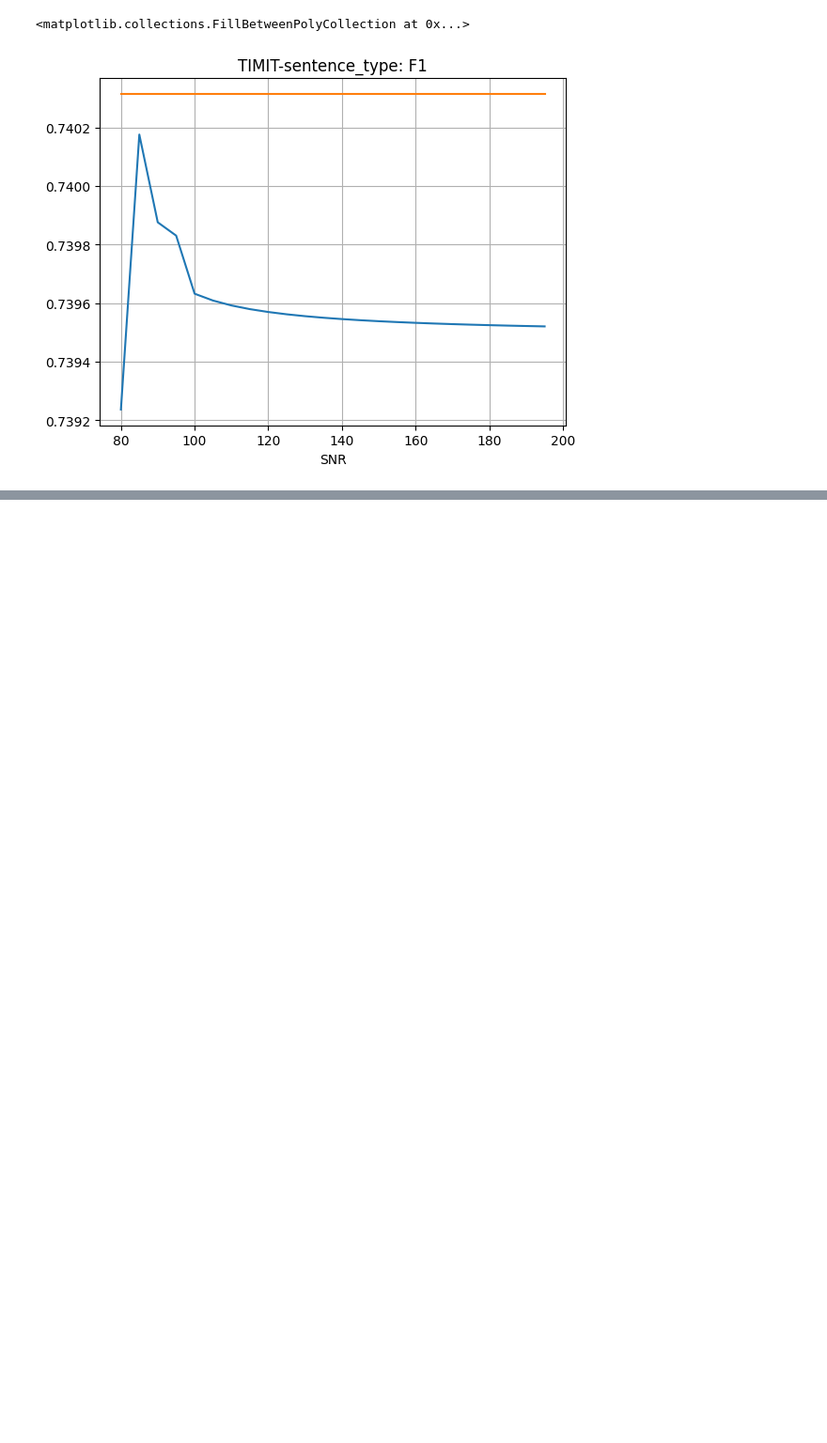
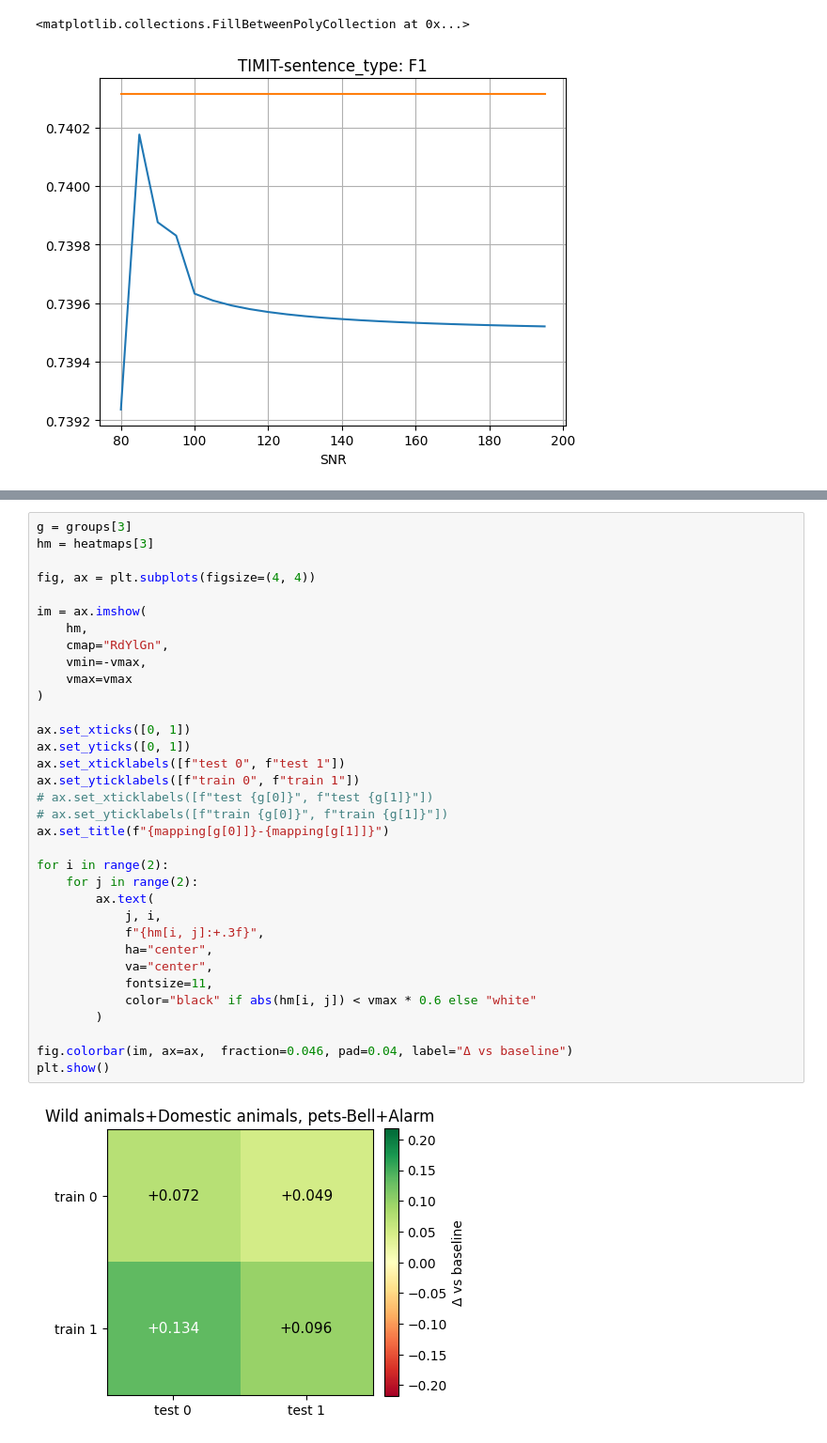
Before and after one commit to StrawberryJoghurt/ASL-ConNo, a Jupyter notebook: 1.ipynb, the cells around one changed output, grey strips where cells are left out. Shown at 94% size. Cells and saved outputs as stored; diff of their text form; blank space fills up the shorter version.

```diff
--- a/1.ipynb
+++ b/1.ipynb
@@ -897,0 +1212,36 @@ plt.fill_between(x, mean_list-std_list, mean_list+std_list, alpha=0.5)
+# %%
+g = groups[3]
+hm = heatmaps[3]
+
+fig, ax = plt.subplots(figsize=(4, 4))
+
+im = ax.imshow(
+    hm,
+    cmap="RdYlGn",
+    vmin=-vmax,
+    vmax=vmax
+)
+
+ax.set_xticks([0, 1])
+ax.set_yticks([0, 1])
+ax.set_xticklabels([f"test 0", f"test 1"])
+ax.set_yticklabels([f"train 0", f"train 1"])
+# ax.set_xticklabels([f"test {g[0]}", f"test {g[1]}"])
+# ax.set_yticklabels([f"train {g[0]}", f"train {g[1]}"])
+ax.set_title(f"{mapping[g[0]]}-{mapping[g[1]]}")
+
+for i in range(2):
+    for j in range(2):
+        ax.text(
+            j, i,
+            f"{hm[i, j]:+.3f}",
+            ha="center",
+            va="center",
+            fontsize=11,
+            color="black" if abs(hm[i, j]) < vmax * 0.6 else "white"
+        )
+
+fig.colorbar(im, ax=ax,  fraction=0.046, pad=0.04, label="Δ vs baseline")
+plt.show()
+# %% [output]
+[figure, added]
```
Also changed, not shown: parts of 24 cells of this notebook, 6 other files.
